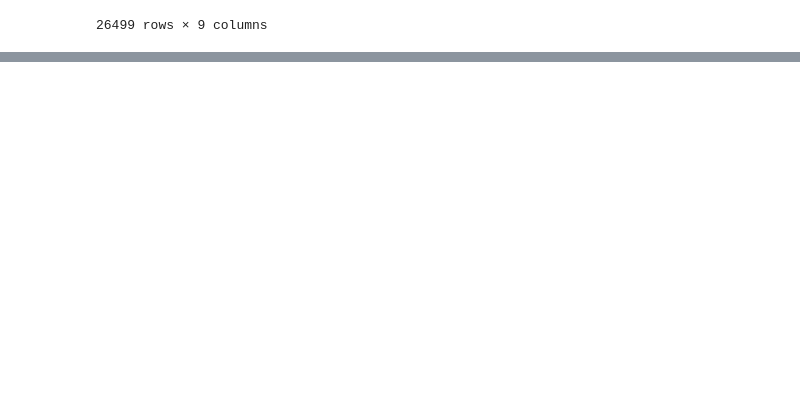
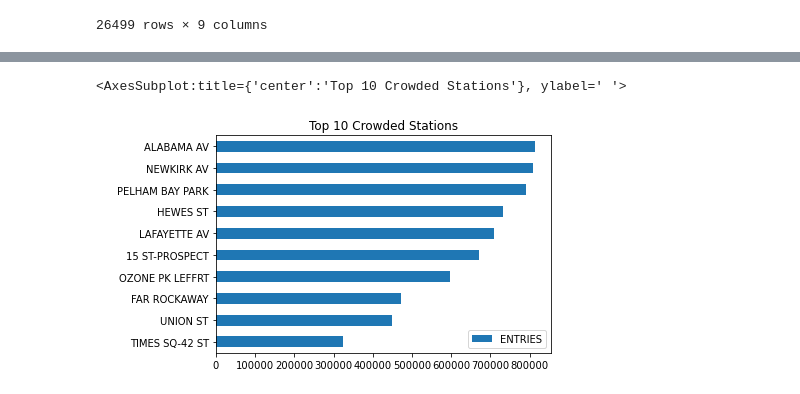
Before and after one commit to Rawanawh/MTA-ExploratoryDataAnalysis, a Jupyter notebook: mydatafrommta.ipynb, the cells around one changed output, grey strips where cells are left out. Saved outputs shown, nothing was run; the diff lists cells and outputs as text; code cells hidden in the pictures; blank space fills up the shorter version.

```diff
--- a/mydatafrommta.ipynb
+++ b/mydatafrommta.ipynb
@@ -140,0 +159,5 @@ stations_and_entries.sort_values('ENTRIES').tail(10).plot.barh(title='Top 10 Cow
+# %%
+stations_and_entries.sort_values('ENTRIES').tail(10).plot.barh(title='Top 10 Crowded Stations', xlabel=' ',ylabel='total crowd')
+# %% [output]
+<AxesSubplot:title={'center':'Top 10 Crowded Stations'}, ylabel=' '>
+[figure, added]
```
Also changed, not shown: parts of 18 cells of this notebook.
